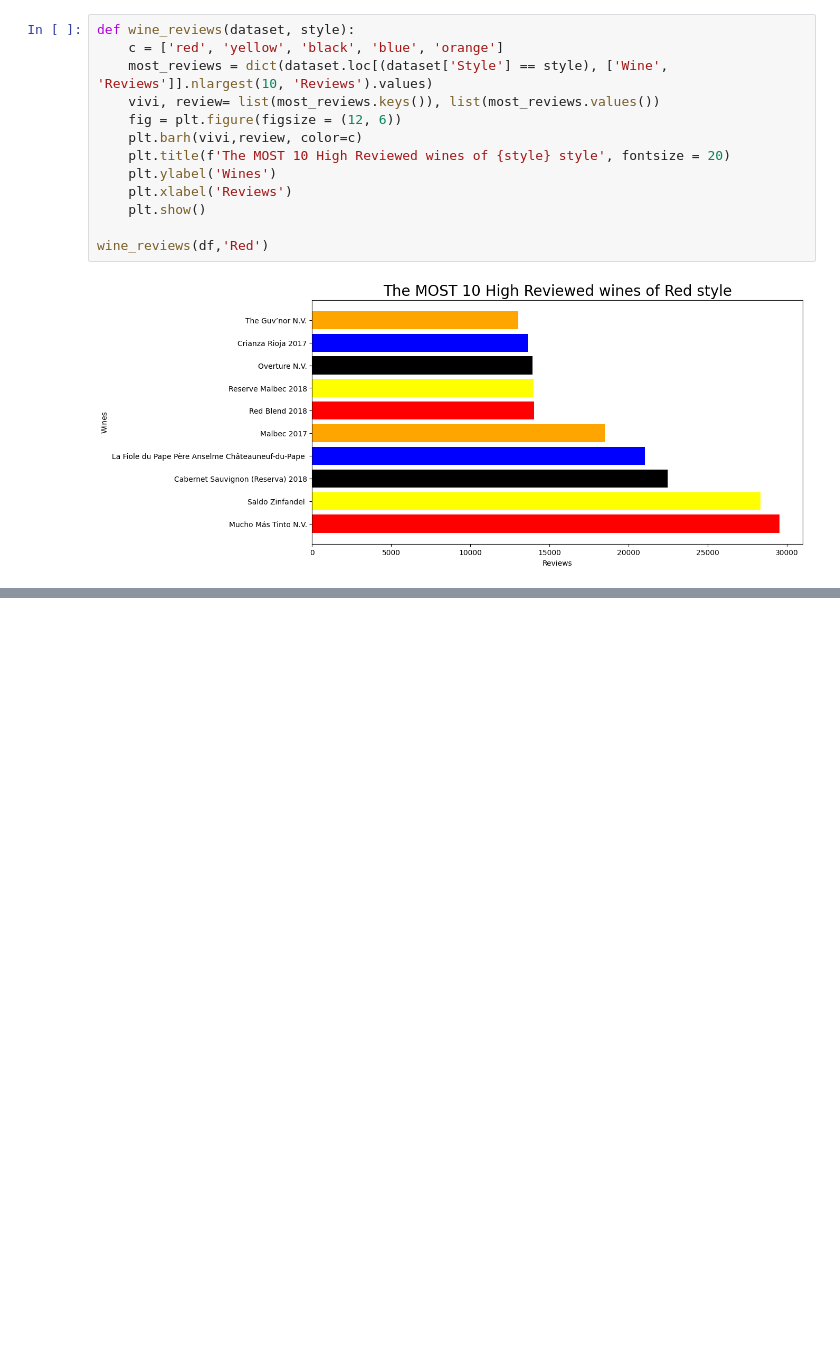
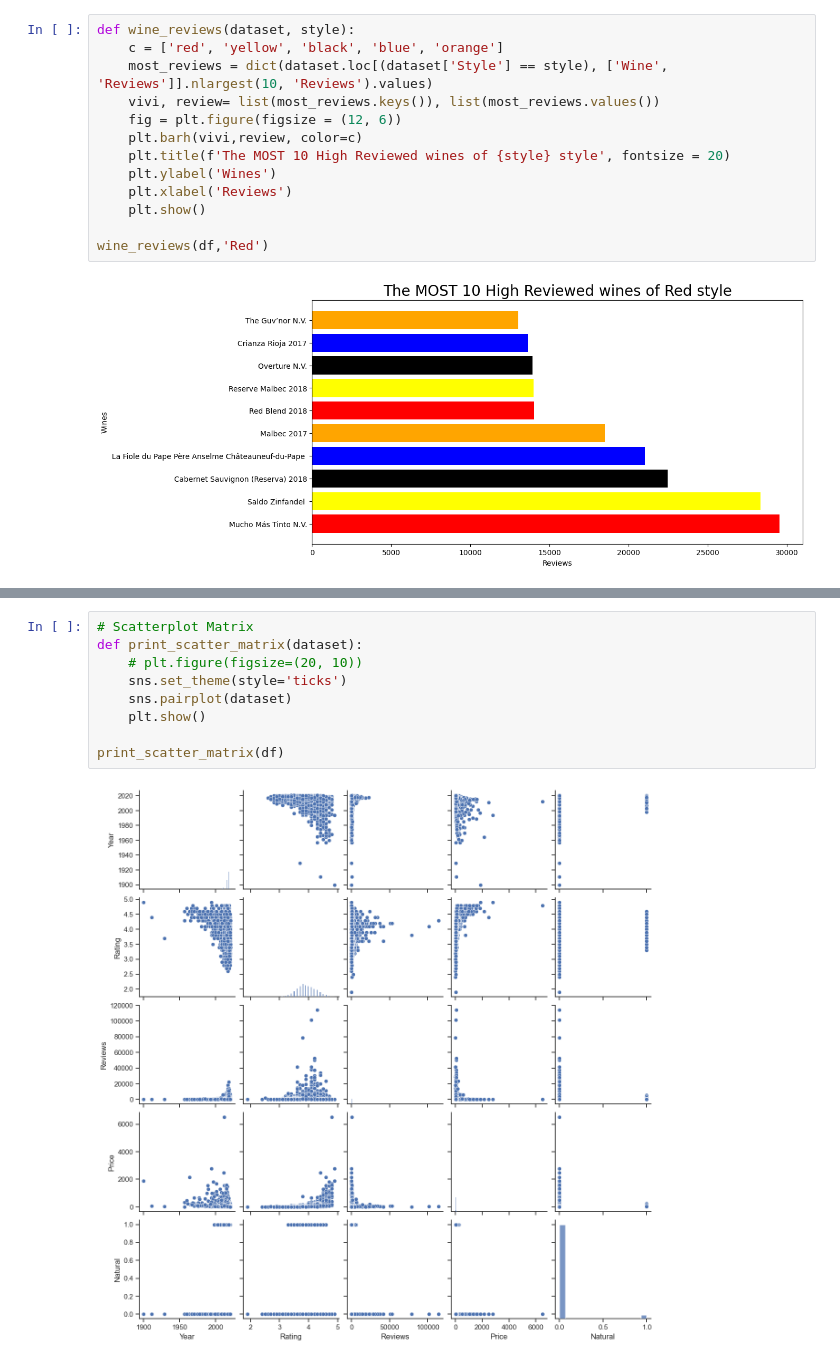
Before and after one commit to otabekds/My-Vivino-project, a Jupyter notebook: vivino.ipynb, the cells around one changed output, grey strips where cells are left out. Cells and saved outputs as stored; diff of their text form; blank space fills up the shorter version.

```diff
--- a/vivino.ipynb
+++ b/vivino.ipynb
@@ -177,0 +189,11 @@ wine_reviews(df,'Red')
+# %%
+# Scatterplot Matrix
+def print_scatter_matrix(dataset):
+    # plt.figure(figsize=(20, 10))
+    sns.set_theme(style='ticks')
+    sns.pairplot(dataset)
+    plt.show()
+
+print_scatter_matrix(df)
+# %% [output]
+[figure, added]
```
Also changed, not shown: parts of 6 cells of this notebook.
